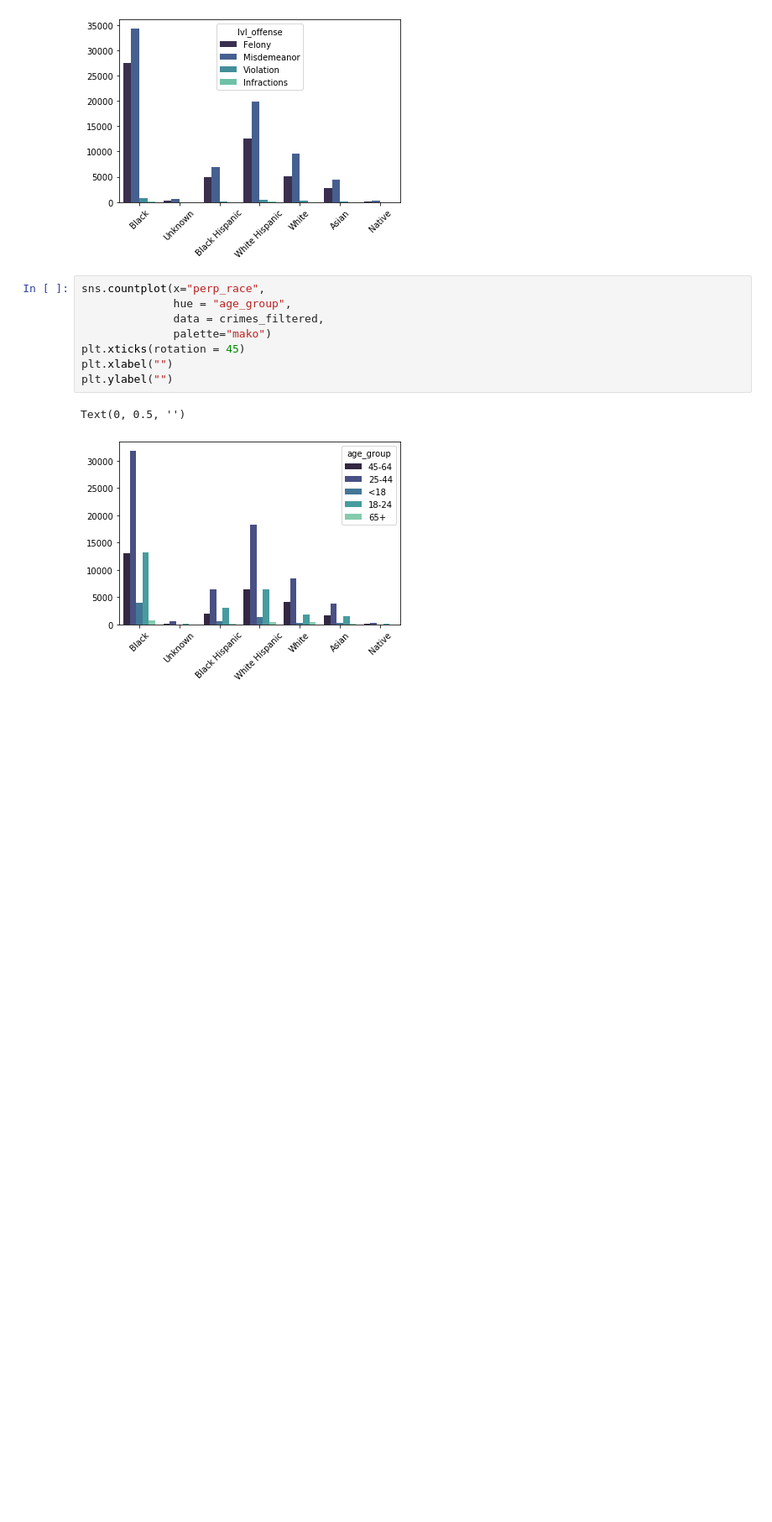
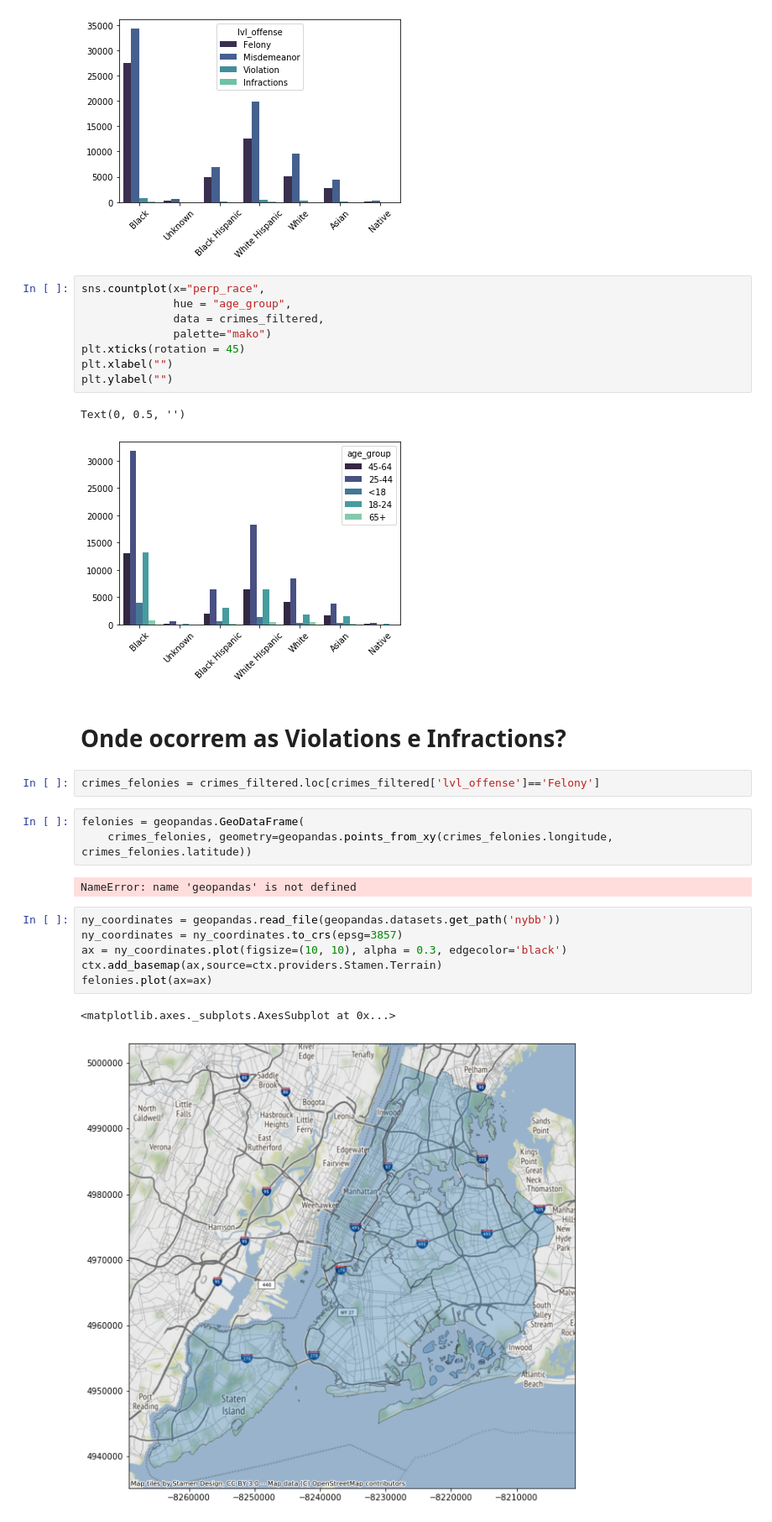
Before and after one commit to leticia-brand/ICD, a Jupyter notebook: main.ipynb, the cells around one changed output. Shown at 84% size. Saved outputs shown, nothing was run; the diff lists cells and outputs as text; blank space fills up the shorter version.

```diff
--- a/main.ipynb
+++ b/main.ipynb
@@ -320,3 +320,21 @@ plt.ylabel("")
 # %% [output]
 Text(0, 0.5, '')
 [figure]
+# %% [markdown]
+# Onde ocorrem as Violations e Infractions?
+# %%
+crimes_felonies = crimes_filtered.loc[crimes_filtered['lvl_offense']=='Felony']
+# %%
+felonies = geopandas.GeoDataFrame(
+    crimes_felonies, geometry=geopandas.points_from_xy(crimes_felonies.longitude, crimes_felonies.latitude))
+# %% [output]
+NameError: name 'geopandas' is not defined
+# %%
+ny_coordinates = geopandas.read_file(geopandas.datasets.get_path('nybb'))
+ny_coordinates = ny_coordinates.to_crs(epsg=3857)
+ax = ny_coordinates.plot(figsize=(10, 10), alpha = 0.3, edgecolor='black')
+ctx.add_basemap(ax,source=ctx.providers.Stamen.Terrain)
+felonies.plot(ax=ax)
+# %% [output]
+<matplotlib.axes._subplots.AxesSubplot at 0x...>
+[figure, added]
```
Also changed, not shown: parts of 3 cells of this notebook.
